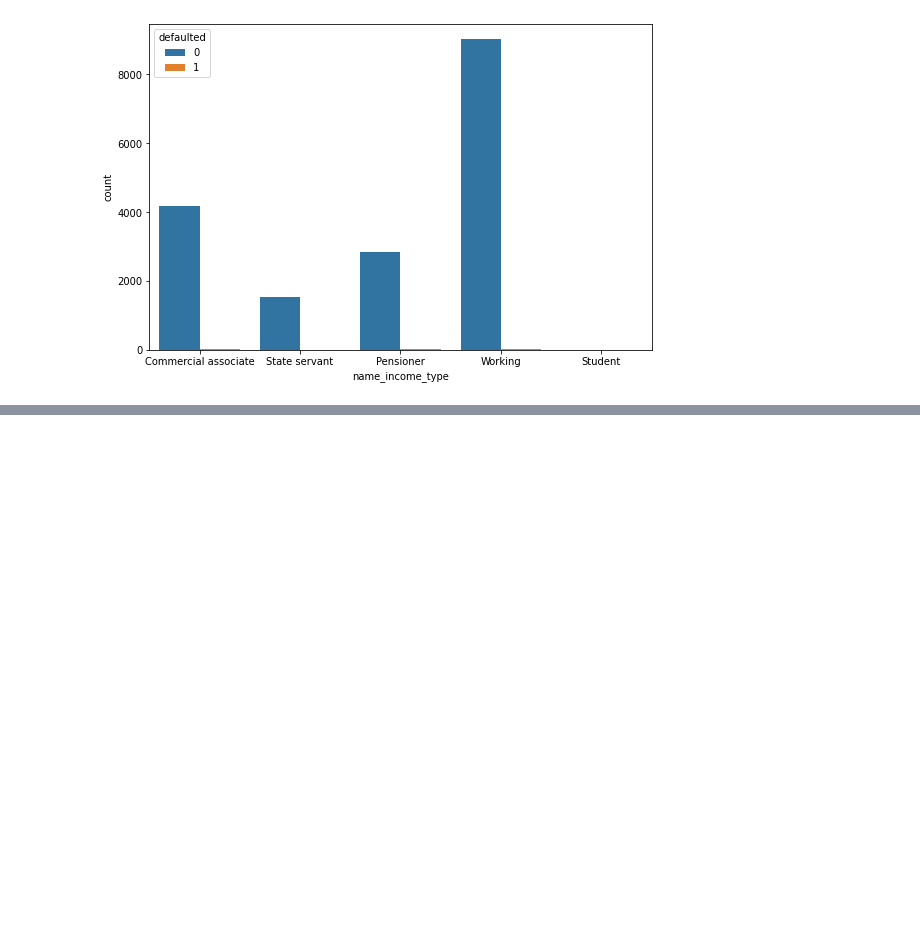
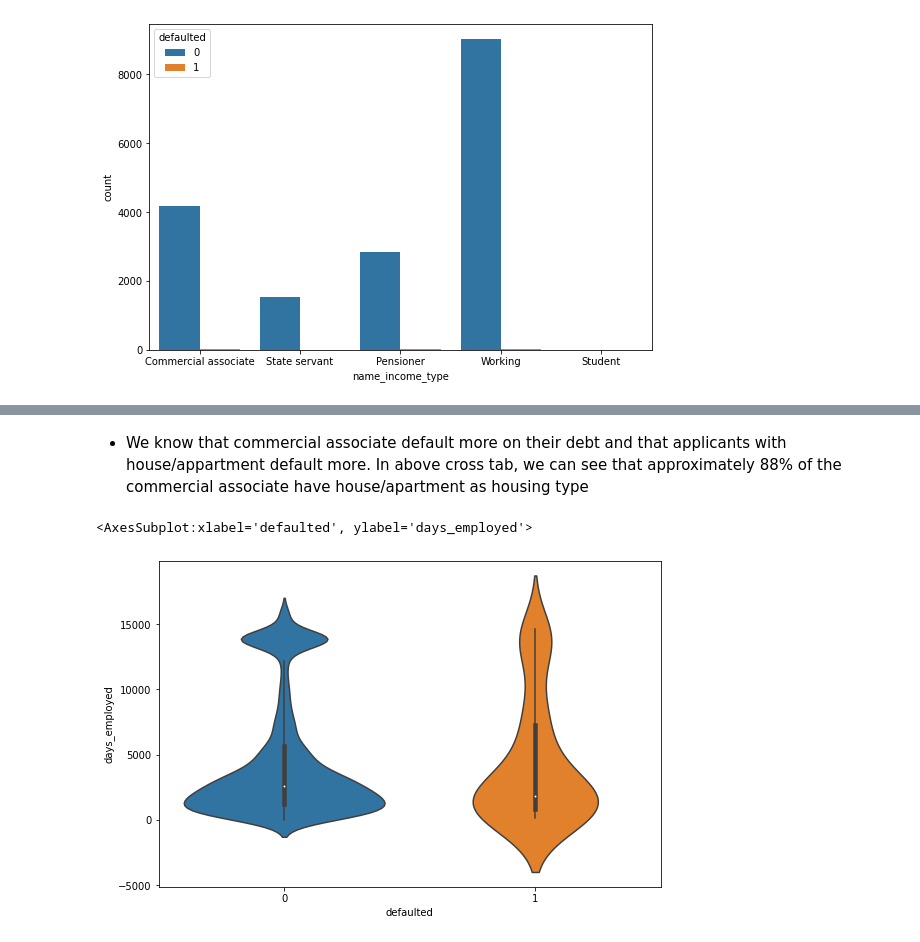
Before and after one commit to credit-risk-management-predictor/credit-risk-management-predictor, a Jupyter notebook: Bibek-explore-v2.ipynb, the cells around one changed output, grey strips where cells are left out. Saved outputs shown, nothing was run; the diff lists cells and outputs as text; code cells hidden in the pictures; blank space fills up the shorter version.

```diff
--- a/Bibek-explore-v2.ipynb
+++ b/Bibek-explore-v2.ipynb
@@ -250,0 +342,8 @@ sns.countplot(train.name_income_type, hue = train.defaulted)
+# %% [markdown]
+- We know that commercial associate default more on their debt and that applicants with house/appartment default more. In above cross tab, we can see that approximately 88% of the commercial associate have house/apartment as housing type
+# %%
+# lets plot the distribution of the days employed between those who default and those who dont
+sns.violinplot(train.defaulted, train.days_employed)
+# %% [output]
+<AxesSubplot:xlabel='defaulted', ylabel='days_employed'>
+[figure, added]
```
Also changed, not shown: parts of 13 cells of this notebook.
